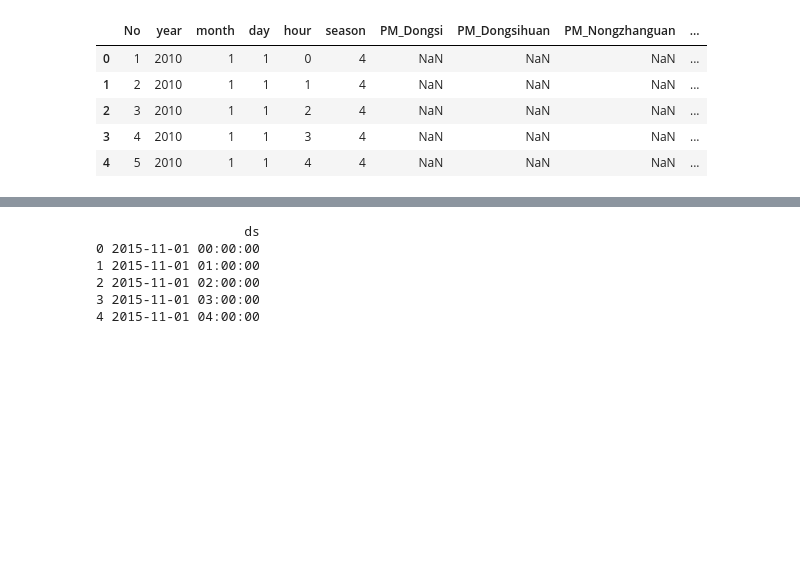
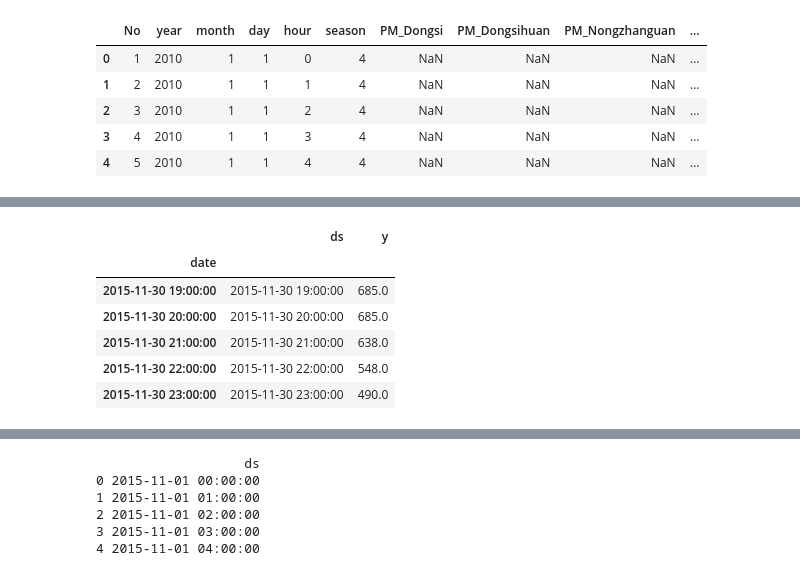
Before and after one commit to Hrithik2212/IBM-Specialized-Models-Time-Series-and-Survival-Analysis, a Jupyter notebook: Week 3/06f_DEMO_SARIMA_Prophet.ipynb, the cells around one changed output, grey strips where cells are left out. Cells and saved outputs as stored; diff of their text form; code cells hidden in the pictures; blank space fills up the shorter version.

```diff
--- a/Week 3/06f_DEMO_SARIMA_Prophet.ipynb
+++ b/Week 3/06f_DEMO_SARIMA_Prophet.ipynb
@@ -1461,6 +1540,5 @@ df.rename(columns = {'PM_Dongsi':'y'},inplace=True)
 # create a training set and a test set. We are only going to use last month's data to make everything a bit more clear
 df_train = df['2015-11']
 df_test = df['2015-12':'2015-12-15']
-print(df_train.tail())
-print(df_test.tail())
+df_train.tail()
 # %% [output]
@@ -1480,0 +1545,7 @@ date
+|  | ds | y |
+| date |  |  |
+| 2015-11-30 19:00:00 | 2015-11-30 19:00:00 | 685.0 |
+| 2015-11-30 20:00:00 | 2015-11-30 20:00:00 | 685.0 |
+| 2015-11-30 21:00:00 | 2015-11-30 21:00:00 | 638.0 |
+| 2015-11-30 22:00:00 | 2015-11-30 22:00:00 | 548.0 |
+| 2015-11-30 23:00:00 | 2015-11-30 23:00:00 | 490.0 |
```
Also changed, not shown: parts of 63 cells of this notebook, 6 other files.
